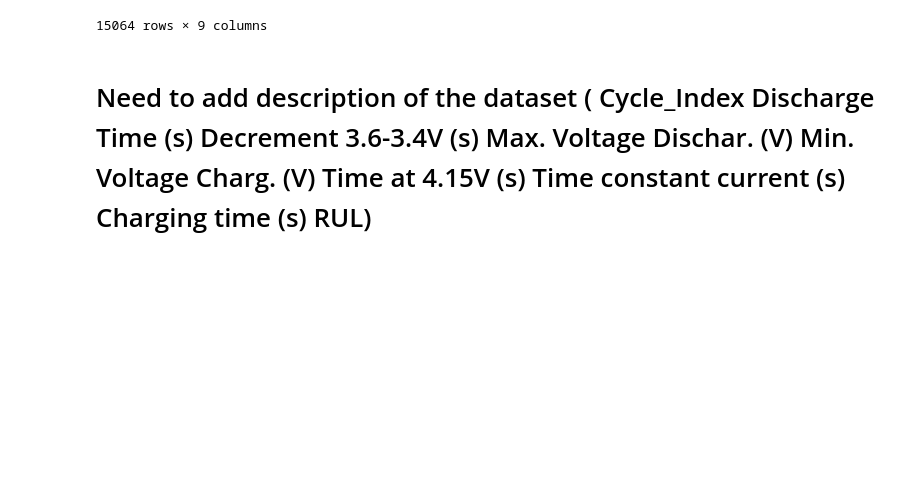
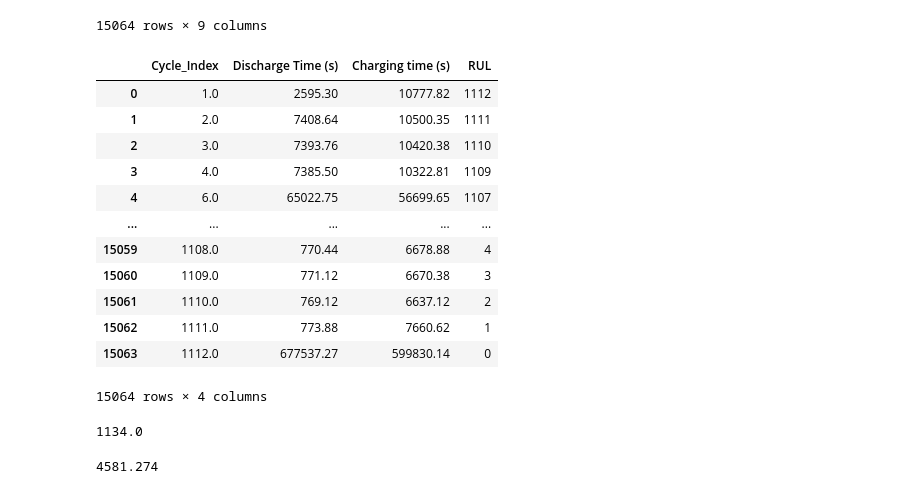
Before and after one commit to MellaBellaa/HtH_Summer_Build, a Jupyter notebook: Finding-an-Interesting-Dataset-MellaMyrick/Battery_data.ipynb, the cells around one changed output. Cells and saved outputs as stored; diff of their text form; code cells hidden in the pictures; blank space fills up the shorter version.

```diff
--- a/Finding-an-Interesting-Dataset-MellaMyrick/Battery_data.ipynb
+++ b/Finding-an-Interesting-Dataset-MellaMyrick/Battery_data.ipynb
@@ -47,11 +48,37 @@ battery_life_data
 | 15062 | 1111.0 | 773.88 | 162.374667 | 3.763 | 3.839 | ... |
 | 15063 | 1112.0 | 677537.27 | 142740.640000 | 4.206 | 3.305 | ... |
 15064 rows × 9 columns
-# %% [markdown]
-# Need to add description of the dataset (	Cycle_Index	Discharge Time (s)	Decrement 3.6-3.4V (s)	Max. Voltage Dischar. (V)	Min. Voltage Charg. (V)	Time at 4.15V (s)	Time constant current (s)	Charging time (s)	RUL)
+# %%
+#Trimmed data
+updated_data = battery_life_data[['Cycle_Index', 'Discharge Time (s)', 'Charging time (s)', 'RUL']]
+updated_data
+# %% [output]
+|  | Cycle_Index | Discharge Time (s) | Charging time (s) | RUL |
+| 0 | 1.0 | 2595.30 | 10777.82 | 1112 |
+| 1 | 2.0 | 7408.64 | 10500.35 | 1111 |
+| 2 | 3.0 | 7393.76 | 10420.38 | 1110 |
+| 3 | 4.0 | 7385.50 | 10322.81 | 1109 |
+| 4 | 6.0 | 65022.75 | 56699.65 | 1107 |
+| ... | ... | ... | ... | ... |
+| 15059 | 1108.0 | 770.44 | 6678.88 | 4 |
+| 15060 | 1109.0 | 771.12 | 6670.38 | 3 |
+| 15061 | 1110.0 | 769.12 | 6637.12 | 2 |
+| 15062 | 1111.0 | 773.88 | 7660.62 | 1 |
+| 15063 | 1112.0 | 677537.27 | 599830.14 | 0 |
+15064 rows × 4 columns
 # %%
 # Answering question 1: What is the maximum battery cycle?
+# %%
+max_battery_cycle = battery_life_data['Cycle_Index'].max()
+print(max_battery_cycle.round(3))
+# %% [output]
+1134.0
 # %%
 # Answering question 2: What is the average discharge time?
+# %%
+avg_discharge_time = battery_life_data['Discharge Time (s)'].mean()
+print(avg_discharge_time.round(3))
+# %% [output]
+4581.274
 # %%
 # Answering question 3: What is the average charge time?
```
Also changed, not shown: parts of 13 cells of this notebook, 1 other file.
